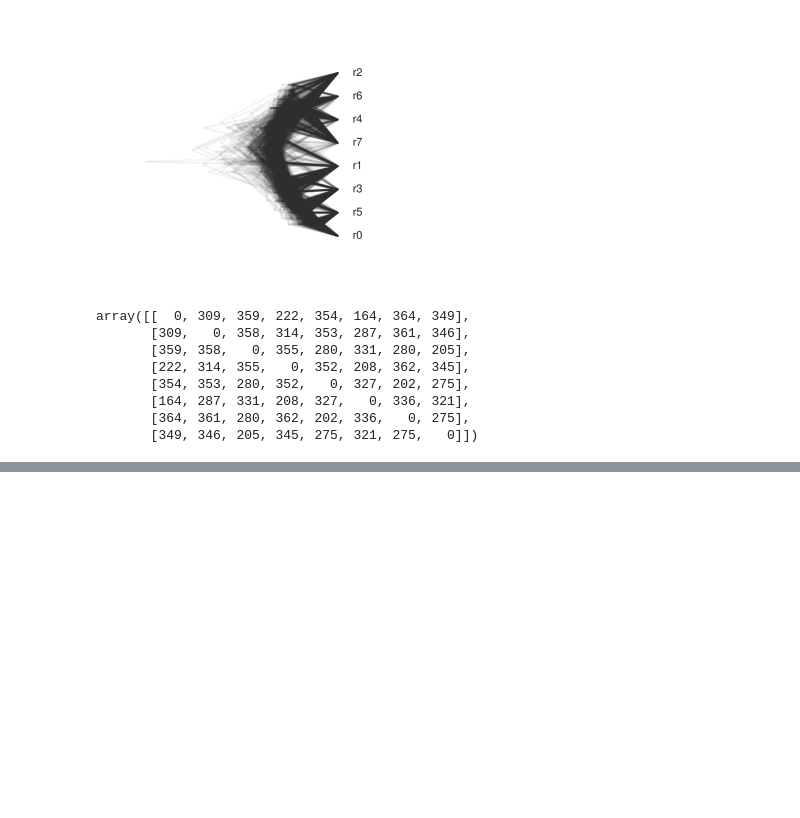
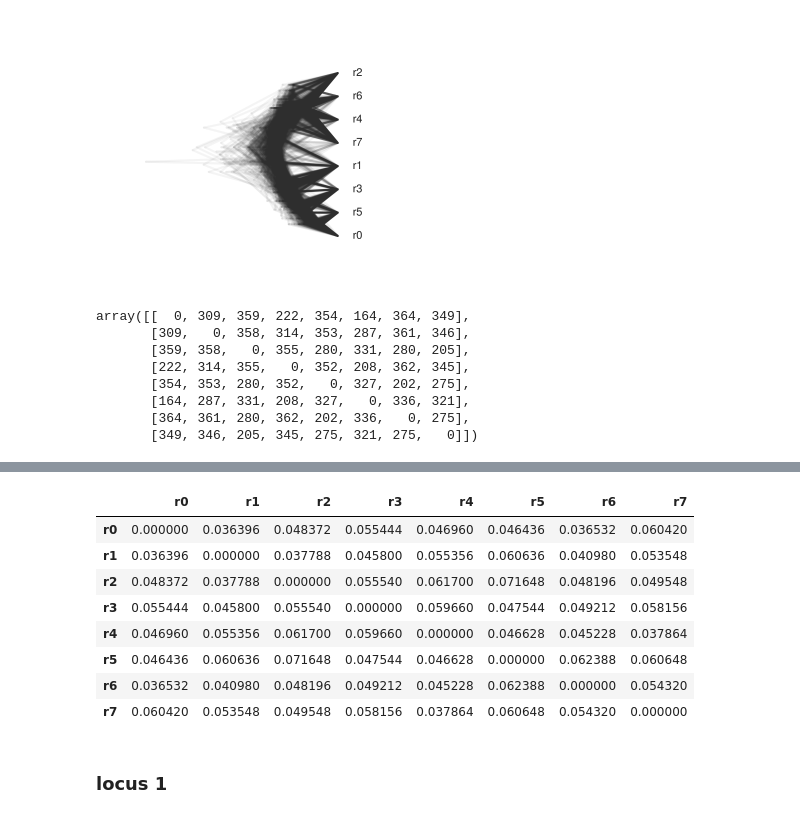
Before and after one commit to pmckenz1/ipcoal, a Jupyter notebook: ms/seqmod_validation.ipynb, the cells around one changed output, grey strips where cells are left out. Cells and saved outputs as stored; diff of their text form; code cells hidden in the pictures; blank space fills up the shorter version.

Commit message:
added locus-specific util function for calculating distances between sequences, added demo of this at end of validation notebook

```diff
--- a/ms/seqmod_validation.ipynb
+++ b/ms/seqmod_validation.ipynb
@@ -601,0 +604,10 @@ array([[  0, 309, 359, 222, 354, 164, 364, 349],
+# %%
+# or define a model with Ne = 1e6
+mod = ipcoal.Model(tree=tree,
+                      Ne=1e6,
+                      recomb=0,
+                      mut=1e-8,
+                      seed=123)
+
+# seqgen sim
+mod_sm = mod.sim_loci(5,50000,seqgen=False)
@@ -601,0 +618,2 @@ array([[  0, 309, 359, 222, 354, 164, 364, 349],
+# %%
+loc = 0
@@ -601,0 +624,15 @@ array([[  0, 309, 359, 222, 354, 164, 364, 349],
+# %%
+ipcoal.utils.calculate_pairwise_dist(mod_sm,
+                                     locus=loc)
+# %% [output]
+|  | r0 | r1 | r2 | r3 | r4 | r5 | r6 | r7 |
+| r0 | 0.000000 | 0.036396 | 0.048372 | 0.055444 | 0.046960 | 0.046436 | 0.036532 | 0.060420 |
+| r1 | 0.036396 | 0.000000 | 0.037788 | 0.045800 | 0.055356 | 0.060636 | 0.040980 | 0.053548 |
+| r2 | 0.048372 | 0.037788 | 0.000000 | 0.055540 | 0.061700 | 0.071648 | 0.048196 | 0.049548 |
+| r3 | 0.055444 | 0.045800 | 0.055540 | 0.000000 | 0.059660 | 0.047544 | 0.049212 | 0.058156 |
+| r4 | 0.046960 | 0.055356 | 0.061700 | 0.059660 | 0.000000 | 0.046628 | 0.045228 | 0.037864 |
+| r5 | 0.046436 | 0.060636 | 0.071648 | 0.047544 | 0.046628 | 0.000000 | 0.062388 | 0.060648 |
+| r6 | 0.036532 | 0.040980 | 0.048196 | 0.049212 | 0.045228 | 0.062388 | 0.000000 | 0.054320 |
+| r7 | 0.060420 | 0.053548 | 0.049548 | 0.058156 | 0.037864 | 0.060648 | 0.054320 | 0.000000 |
+# %% [markdown]
+### locus 1
```
Also changed, not shown: parts of 26 cells of this notebook, 1 other file.
